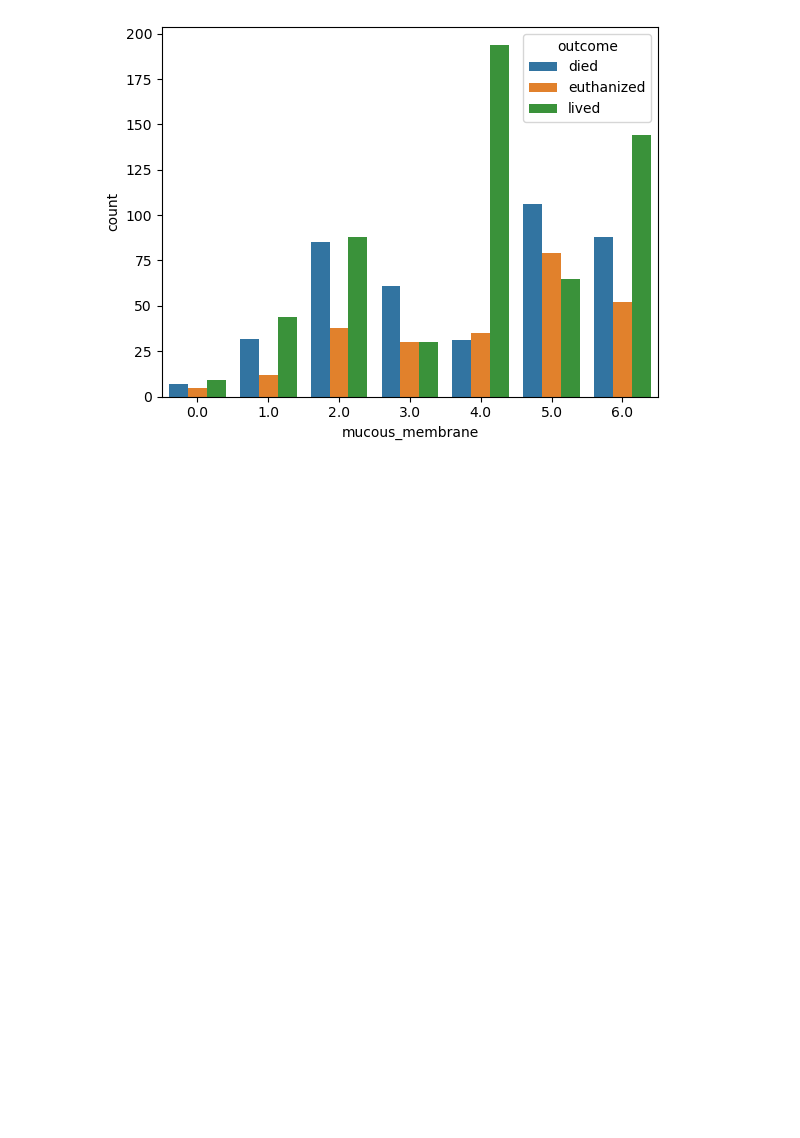
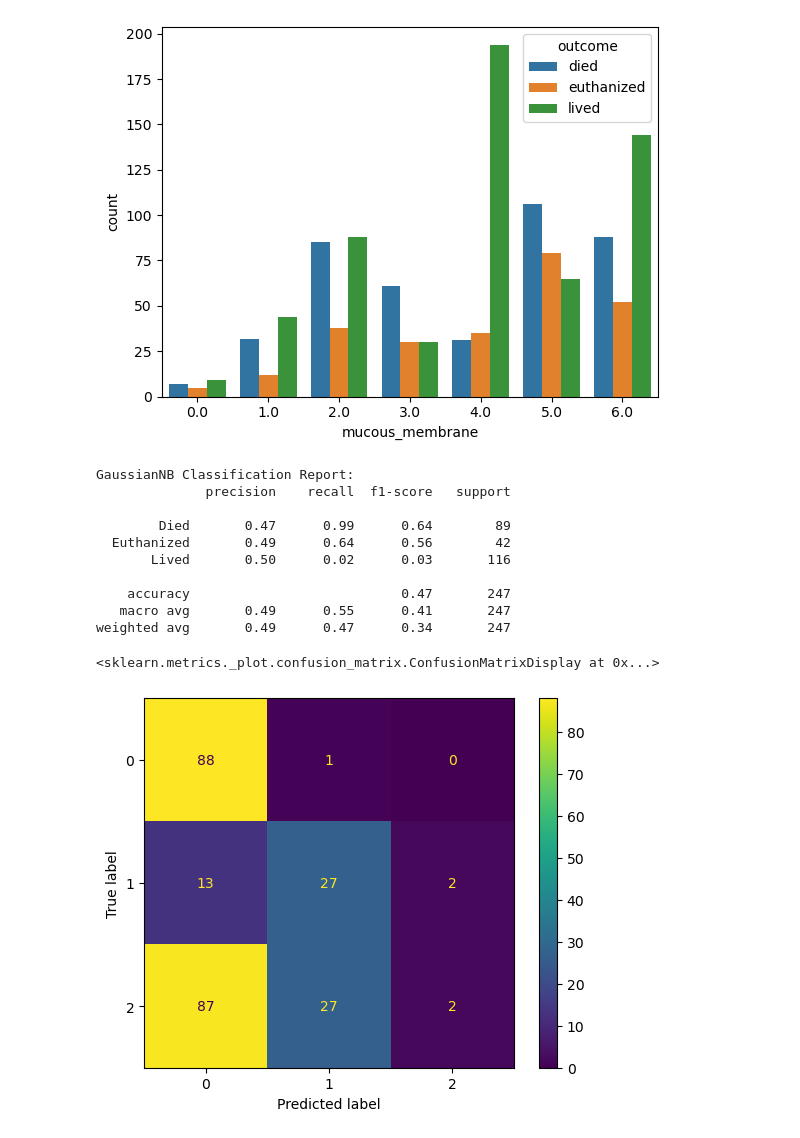
Before and after one commit to UpendraSinghRathore85/ML-Projects-Python, a Jupyter notebook: Supervised Algorithms/Day 155 - ML Naive Bayes 1.ipynb, the cells around one changed output. Cells and saved outputs as stored; diff of their text form; code cells hidden in the pictures; blank space fills up the shorter version.

```diff
--- a/Supervised Algorithms/Day 155 - ML Naive Bayes 1.ipynb
+++ b/Supervised Algorithms/Day 155 - ML Naive Bayes 1.ipynb
@@ -522,0 +525,29 @@ sns.countplot(x= 'mucous_membrane', data=df, hue='outcome')
+# %%
+from sklearn.naive_bayes import GaussianNB
+
+X = df.drop(columns=[target])
+y = df[target]
+
+X_train, X_test, y_train, y_test = train_test_split(X, y, test_size=0.2, random_state=0)
+
+clf = GaussianNB()
+clf.fit(X_train, y_train)
+y_pred = clf.predict(X_test)
+print("GaussianNB Classification Report:")
+print(classification_report(y_test, y_pred, target_names=['Died', 'Euthanized', 'Lived']))
+
+cm  = confusion_matrix(y_test, y_pred)
+ConfusionMatrixDisplay(cm).plot()
+# %% [output]
+GaussianNB Classification Report:
+              precision    recall  f1-score   support
+
+        Died       0.47      0.99      0.64        89
+  Euthanized       0.49      0.64      0.56        42
+       Lived       0.50      0.02      0.03       116
+
+    accuracy                           0.47       247
+   macro avg       0.49      0.55      0.41       247
+weighted avg       0.49      0.47      0.34       247
+<sklearn.metrics._plot.confusion_matrix.ConfusionMatrixDisplay at 0x...>
+[figure, added]
```
Also changed, not shown: parts of 5 cells of this notebook.
